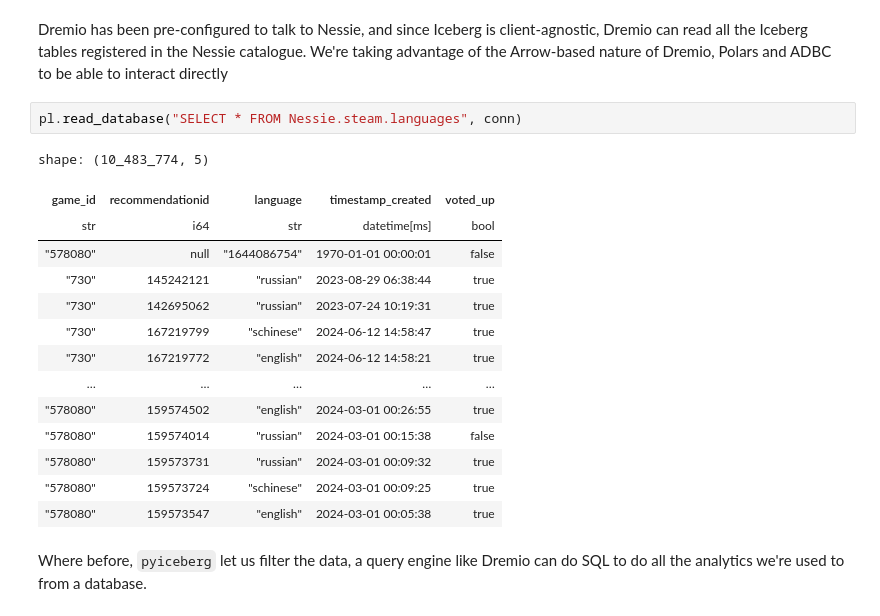
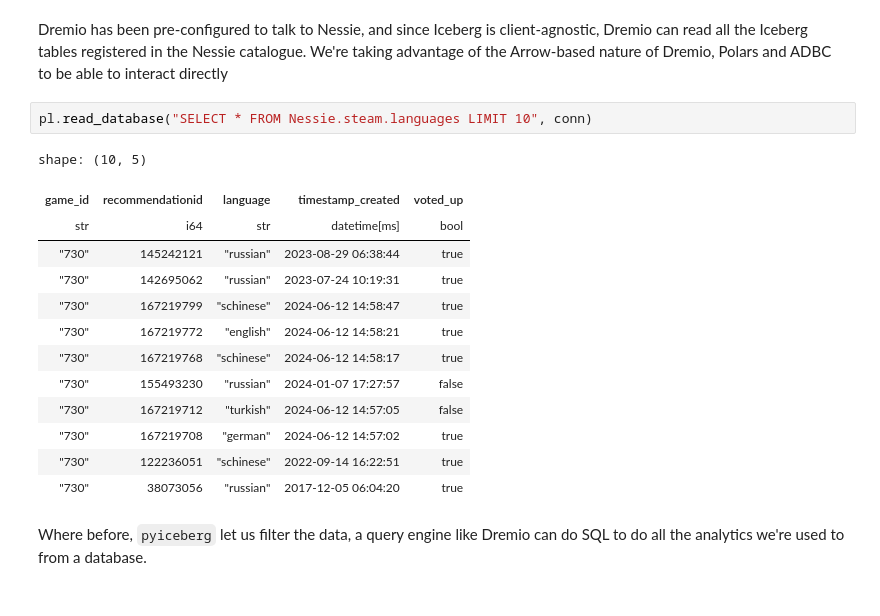
Before and after one commit to andersbogsnes/pydata_iceberg_demo, a Jupyter notebook: notebooks/03. Iceberg Demo.ipynb, the cells around one changed output. Cells and saved outputs as stored; diff of their text form.

```diff
--- a/notebooks/03. Iceberg Demo.ipynb
+++ b/notebooks/03. Iceberg Demo.ipynb
@@ -244,22 +246,21 @@ with conn.cursor() as c:
 # %% [markdown]
 Dremio has been pre-configured to talk to Nessie, and since Iceberg is client-agnostic, Dremio can read all the Iceberg tables registered in the Nessie catalogue. We're taking advantage of the Arrow-based nature of Dremio, Polars and ADBC to be able to interact directly
 # %%
-pl.read_database("SELECT * FROM Nessie.steam.languages", conn)
+pl.read_database("SELECT * FROM Nessie.steam.languages LIMIT 10", conn)
 # %% [output]
-shape: (10_483_774, 5)
+shape: (10, 5)
 | game_id | recommendationid | language | timestamp_created | voted_up |
 | str | i64 | str | datetime[ms] | bool |
-| "578080" | null | "1644086754" | 1970-01-01 00:00:01 | false |
 | "730" | 145242121 | "russian" | 2023-08-29 06:38:44 | true |
 | "730" | 142695062 | "russian" | 2023-07-24 10:19:31 | true |
 | "730" | 167219799 | "schinese" | 2024-06-12 14:58:47 | true |
 | "730" | 167219772 | "english" | 2024-06-12 14:58:21 | true |
-| … | … | … | … | … |
-| "578080" | 159574502 | "english" | 2024-03-01 00:26:55 | true |
-| "578080" | 159574014 | "russian" | 2024-03-01 00:15:38 | false |
-| "578080" | 159573731 | "russian" | 2024-03-01 00:09:32 | true |
-| "578080" | 159573724 | "schinese" | 2024-03-01 00:09:25 | true |
-| "578080" | 159573547 | "english" | 2024-03-01 00:05:38 | true |
+| "730" | 167219768 | "schinese" | 2024-06-12 14:58:17 | true |
+| "730" | 155493230 | "russian" | 2024-01-07 17:27:57 | false |
+| "730" | 167219712 | "turkish" | 2024-06-12 14:57:05 | false |
+| "730" | 167219708 | "german" | 2024-06-12 14:57:02 | true |
+| "730" | 122236051 | "schinese" | 2022-09-14 16:22:51 | true |
+| "730" | 38073056 | "russian" | 2017-12-05 06:04:20 | true |
 # %% [markdown]
 Where before, `pyiceberg` let us filter the data, a query engine like Dremio can do SQL to do all the analytics we're used to from a database.
 # %%
```
Also changed, not shown: parts of 18 cells of this notebook, 7 other files.
